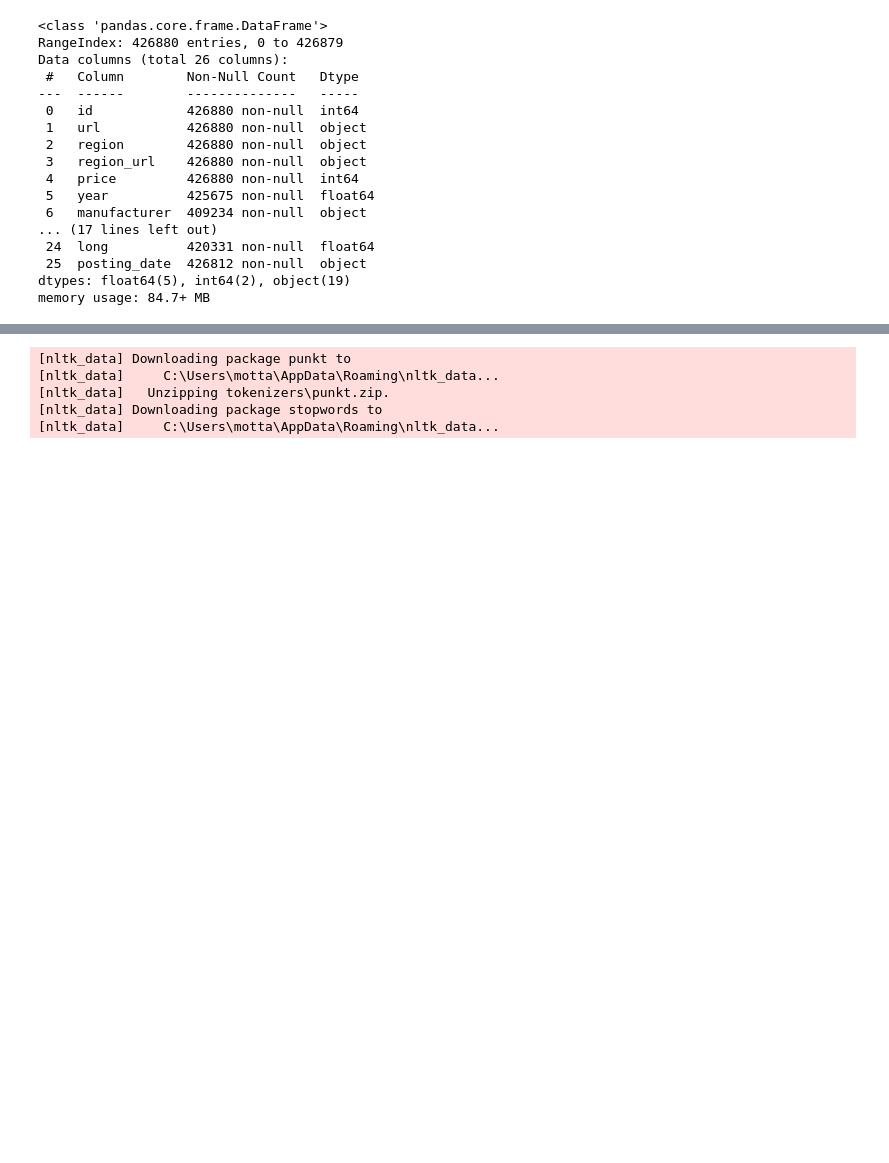
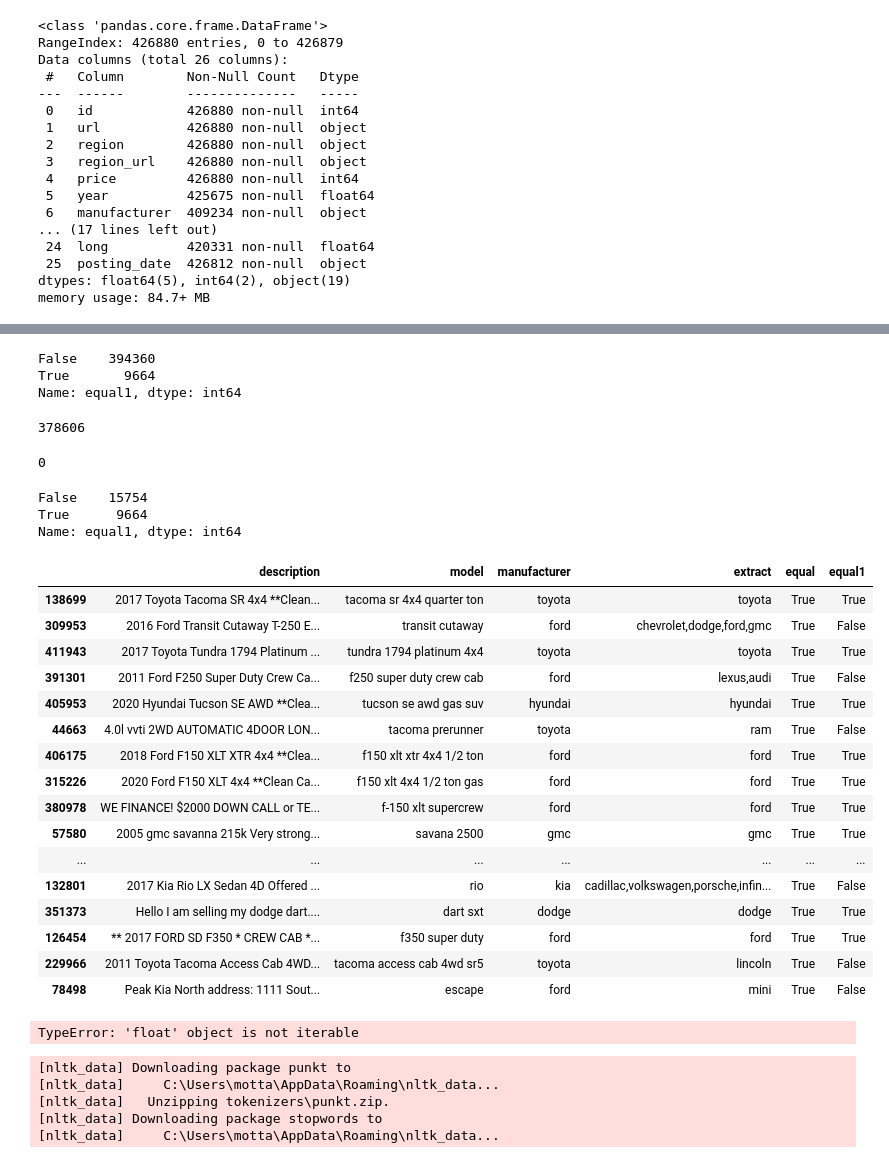
Before and after one commit to IE2020term2TeamE/ML2_Assignment_4, a Jupyter notebook: text processing.ipynb, the cells around one changed output, grey strips where cells are left out. Cells and saved outputs as stored; diff of their text form; code cells hidden in the pictures; blank space fills up the shorter version.

```diff
--- a/text processing.ipynb
+++ b/text processing.ipynb
@@ -26,0 +92,3 @@ memory usage: 84.7+ MB
+# %%
+df10 = df10.sort_values(by=['extract'])
+df10.eq
@@ -26,0 +113,45 @@ memory usage: 84.7+ MB
+# %%
+df10.equal1.value_counts()
+# %% [output]
+False    394360
+True       9664
+Name: equal1, dtype: int64
+# %%
+df10.extract = df10.extract.str.replace(' ', '')
+# %%
+df10['extract'].replace('', np.nan, inplace=True)
+# %%
+df10['extract'].isnull().sum()
+# %% [output]
+378606
+# %%
+df10 = df10.dropna()
+df10['extract'].isnull().sum()
+# %% [output]
+0
+# %%
+df10.equal1.value_counts()
+# %% [output]
+False    15754
+True      9664
+Name: equal1, dtype: int64
+# %%
+df10.sample(50)
+# %% [output]
+|  | description | model | manufacturer | extract | equal | equal1 |
+| 138699 | 2017 Toyota Tacoma SR 4x4 **Clean... | tacoma sr 4x4 quarter ton | toyota | toyota | True | True |
+| 309953 | 2016 Ford Transit Cutaway T-250 E... | transit cutaway | ford | chevrolet,dodge,ford,gmc | True | False |
+| 411943 | 2017 Toyota Tundra 1794 Platinum ... | tundra 1794 platinum 4x4 | toyota | toyota | True | True |
+| 391301 | 2011 Ford F250 Super Duty Crew Ca... | f250 super duty crew cab | ford | lexus,audi | True | False |
+| 405953 | 2020 Hyundai Tucson SE AWD **Clea... | tucson se awd gas suv | hyundai | hyundai | True | True |
+| 44663 | 4.0l vvti 2WD AUTOMATIC 4DOOR LON... | tacoma prerunner | toyota | ram | True | False |
+| 406175 | 2018 Ford F150 XLT XTR 4x4 **Clea... | f150 xlt xtr 4x4 1/2 ton | ford | ford | True | True |
+| 315226 | 2020 Ford F150 XLT 4x4 **Clean Ca... | f150 xlt 4x4 1/2 ton gas | ford | ford | True | True |
+| 380978 | WE FINANCE! $2000 DOWN CALL or TE... | f-150 xlt supercrew | ford | ford | True | True |
+| 57580 | 2005 gmc savanna 215k Very strong... | savana 2500 | gmc | gmc | True | True |
+| ... | ... | ... | ... | ... | ... | ... |
+| 132801 | 2017 Kia Rio LX Sedan 4D Offered ... | rio | kia | cadillac,volkswagen,porsche,infin... | True | False |
+| 351373 | Hello I am selling my dodge dart.... | dart sxt | dodge | dodge | True | True |
+| 126454 | ** 2017 FORD SD F350 * CREW CAB *... | f350 super duty | ford | ford | True | True |
+| 229966 | 2011 Toyota Tacoma Access Cab 4WD... | tacoma access cab 4wd sr5 | toyota | lincoln | True | False |
+| 78498 | Peak Kia North address: 1111 Sout... | escape | ford | mini | True | False |
@@ -27,3 +163,7 @@ memory usage: 84.7+ MB
+# %%
+set(itertools.chain.from_iterable(manu.manufacturer))
+# %% [output]
+TypeError: 'float' object is not iterable
 # %%
 df2 = df[['description']]
 # %%
```
Also changed, not shown: parts of 15 cells of this notebook, 2 other files.
